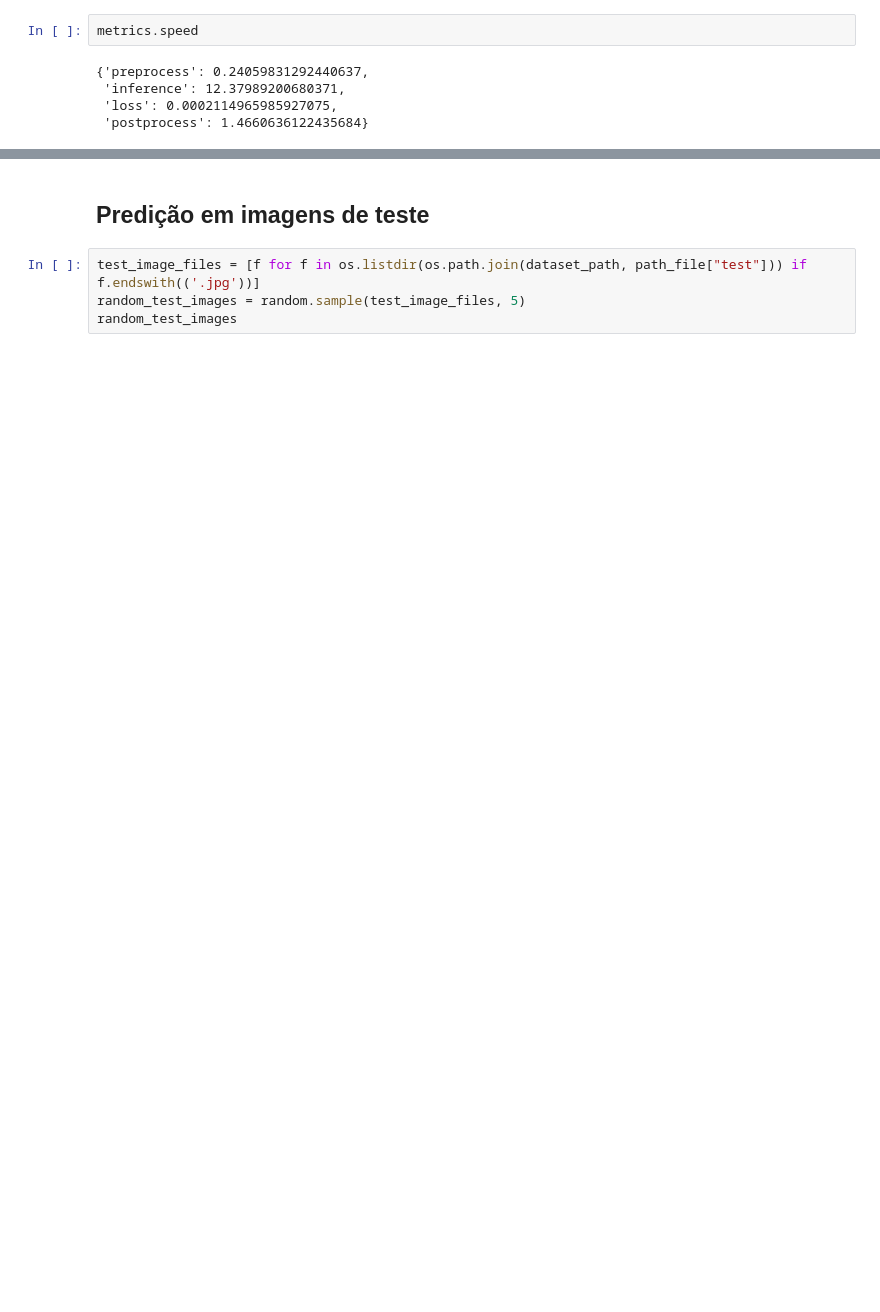
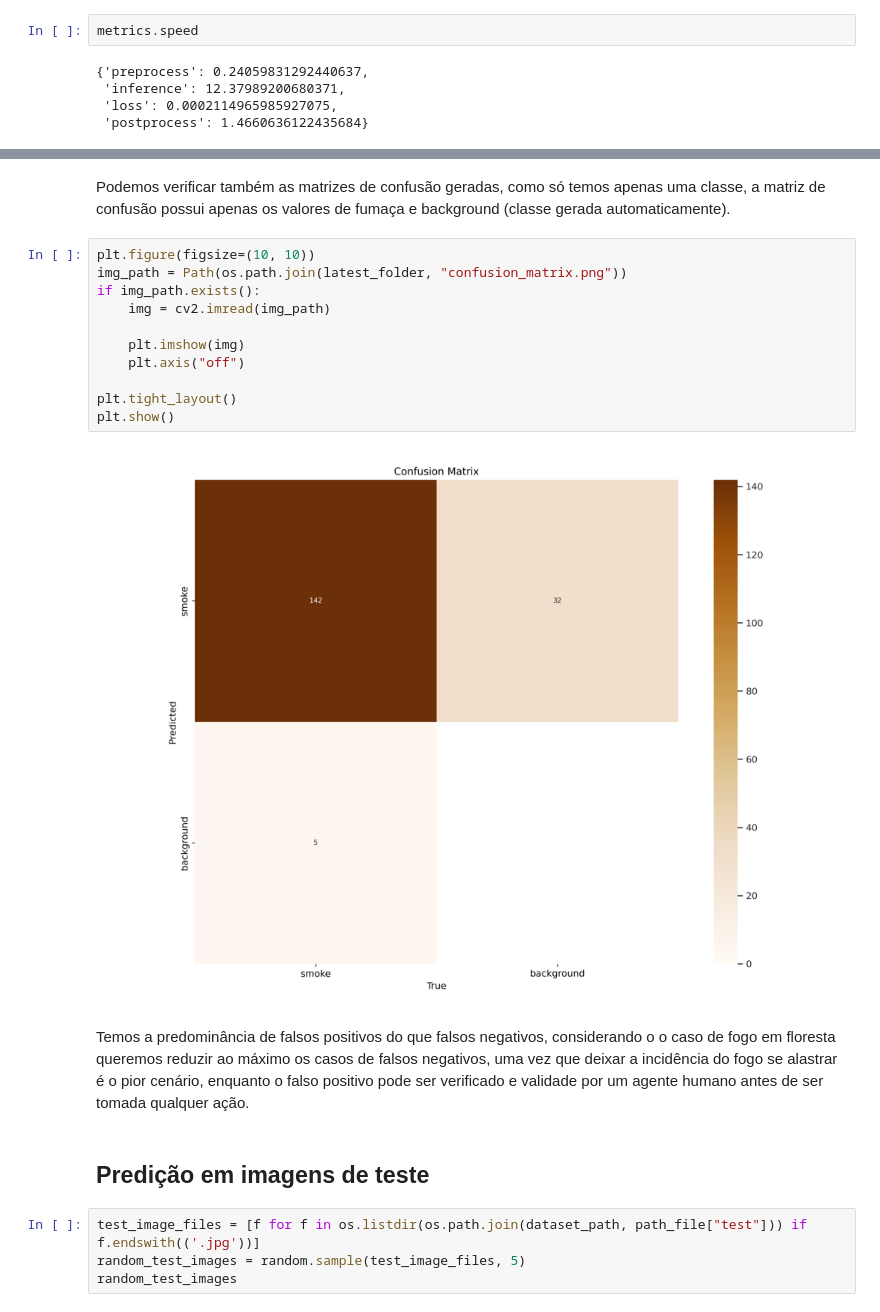
Before and after one commit to renneruan/desafio-data-science-2025, a Jupyter notebook: notebooks/smoke_detection.ipynb, the cells around one changed output, grey strips where cells are left out. Drawn from its saved outputs; the diff is of its cells as text; blank space fills up the shorter version.

```diff
--- a/smoke_detection.ipynb
+++ b/notebooks/smoke_detection.ipynb
@@ -274,3 +313,20 @@ https://docs.ultralytics.com/guides/yolo-performance-metrics/
+# %% [markdown]
+Podemos verificar também as matrizes de confusão geradas, como só temos apenas uma classe, a matriz de confusão possui apenas os valores de fumaça e background (classe gerada automaticamente).
+# %%
+plt.figure(figsize=(10, 10))
+img_path = Path(os.path.join(latest_folder, "confusion_matrix.png"))
+if img_path.exists():
+    img = cv2.imread(img_path)
+
+    plt.imshow(img)
+    plt.axis("off")
+
+plt.tight_layout()
+plt.show()
+# %% [output]
+[figure, added]
+# %% [markdown]
+Temos a predominância de falsos positivos do que falsos negativos, considerando o o caso de fogo em floresta queremos reduzir ao máximo os casos de falsos negativos, uma vez que deixar a incidência do fogo se alastrar é o pior cenário, enquanto o falso positivo pode ser verificado e validade por um agente humano antes de ser tomada qualquer ação.
 # %% [markdown]
 ## Predição em imagens de teste
 # %%
```
Also changed, not shown: parts of 18 cells of this notebook, 2 other files.
